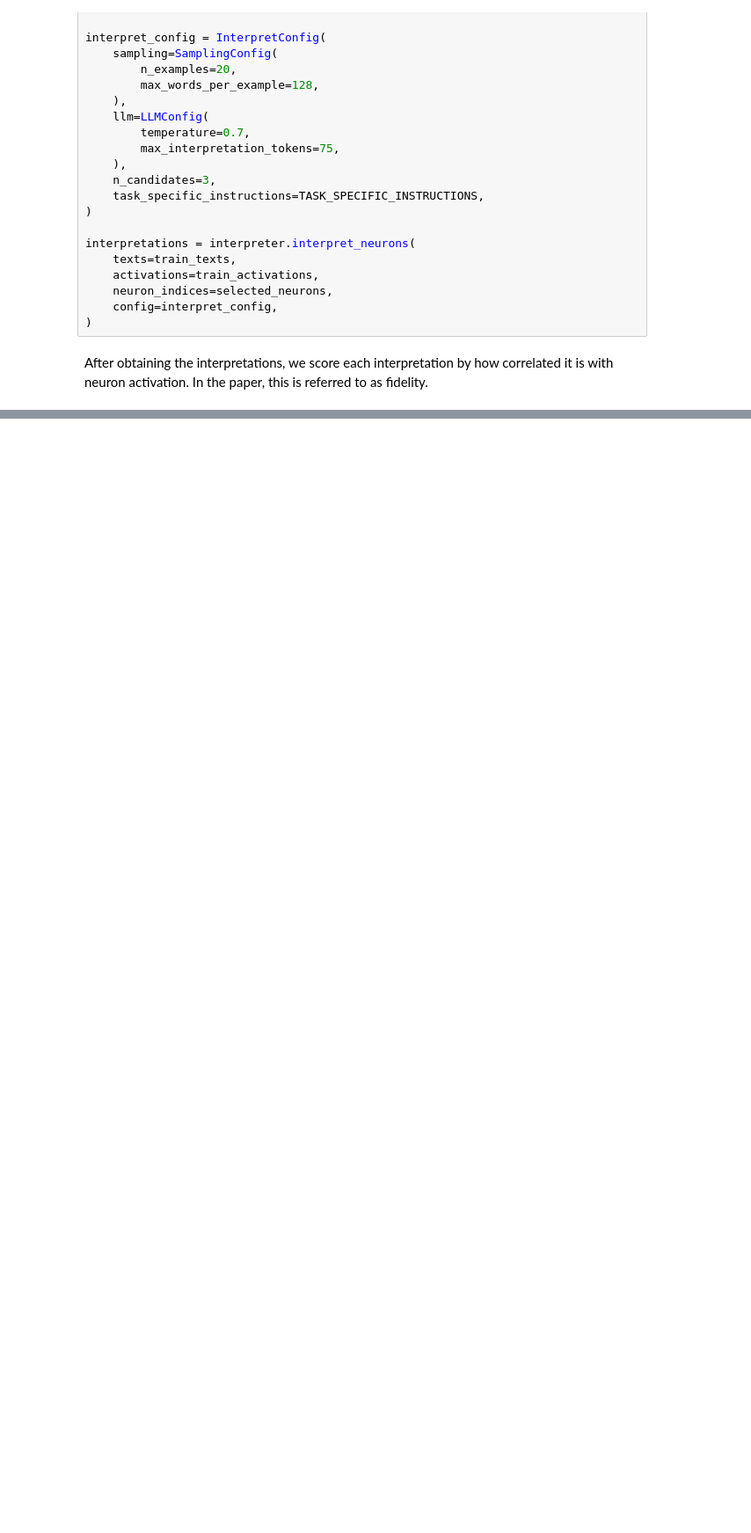
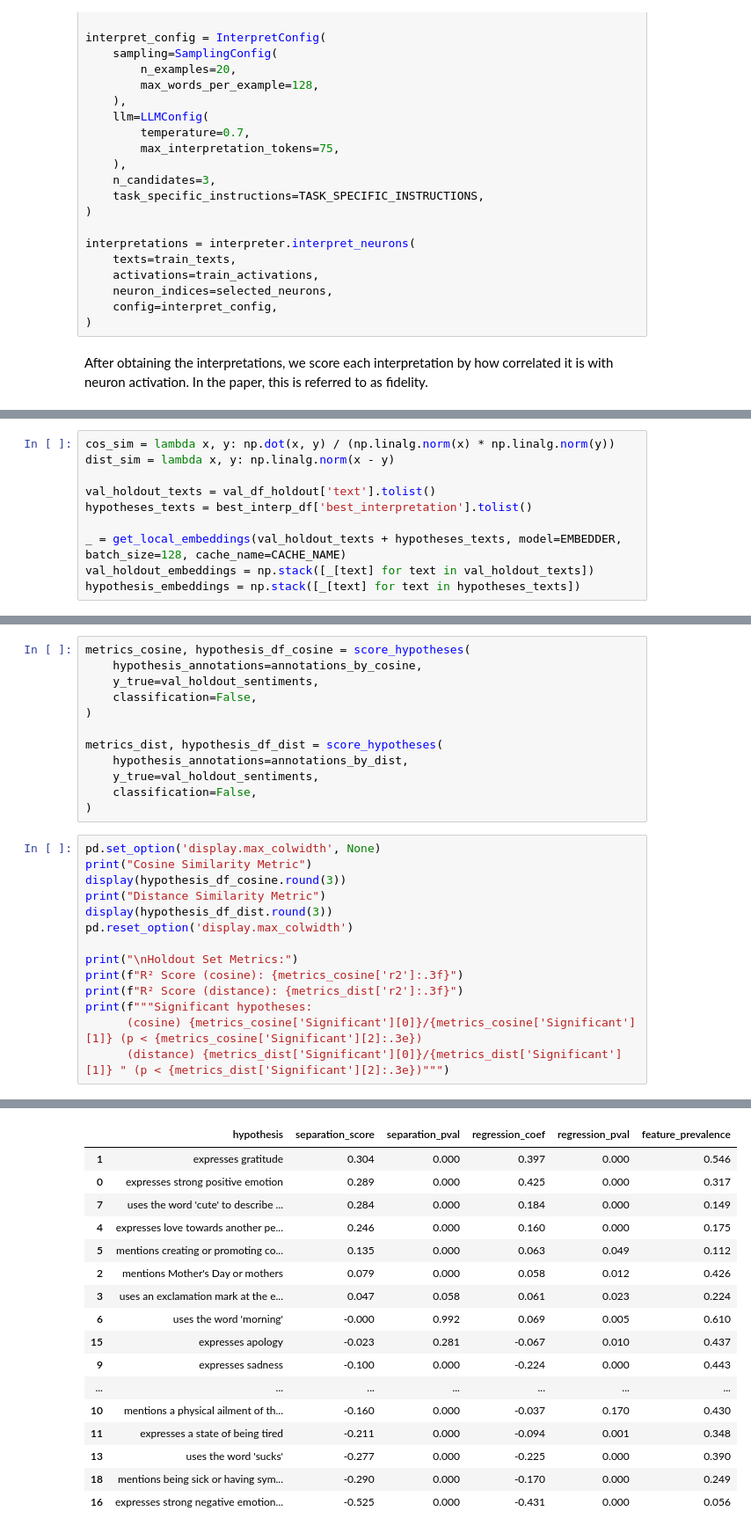
Before and after one commit to lordkilgore/HypotheSAEs, a Jupyter notebook: phoenix/deliverable.ipynb, the cells around one changed output, grey strips where cells are left out. Shown at 88% size. Drawn from its saved outputs; the diff is of its cells as text; blank space fills up the shorter version.

```diff
--- a/phoenix/deliverable.ipynb
+++ b/phoenix/deliverable.ipynb
@@ -248,0 +282,10 @@ Significant hypotheses: 11/20 (p < 5.000e-03)
+# %%
+cos_sim = lambda x, y: np.dot(x, y) / (np.linalg.norm(x) * np.linalg.norm(y))
+dist_sim = lambda x, y: np.linalg.norm(x - y)
+
+val_holdout_texts = val_df_holdout['text'].tolist()
+hypotheses_texts = best_interp_df['best_interpretation'].tolist()
+
+_ = get_local_embeddings(val_holdout_texts + hypotheses_texts, model=EMBEDDER, batch_size=128, cache_name=CACHE_NAME)
+val_holdout_embeddings = np.stack([_[text] for text in val_holdout_texts])
+hypothesis_embeddings = np.stack([_[text] for text in hypotheses_texts])
@@ -248,0 +343,27 @@ Significant hypotheses: 11/20 (p < 5.000e-03)
+# %%
+metrics_cosine, hypothesis_df_cosine = score_hypotheses(
+    hypothesis_annotations=annotations_by_cosine,
+    y_true=val_holdout_sentiments,
+    classification=False,
+)
+
+metrics_dist, hypothesis_df_dist = score_hypotheses(
+    hypothesis_annotations=annotations_by_dist,
+    y_true=val_holdout_sentiments,
+    classification=False,
+)
+# %%
+pd.set_option('display.max_colwidth', None)
+print("Cosine Similarity Metric")
+display(hypothesis_df_cosine.round(3))
+print("Distance Similarity Metric")
+display(hypothesis_df_dist.round(3))
+pd.reset_option('display.max_colwidth')
+
+print("\nHoldout Set Metrics:")
+print(f"R² Score (cosine): {metrics_cosine['r2']:.3f}")
+print(f"R² Score (distance): {metrics_dist['r2']:.3f}")
+print(f"""Significant hypotheses:
+      (cosine) {metrics_cosine['Significant'][0]}/{metrics_cosine['Significant'][1]} (p < {metrics_cosine['Significant'][2]:.3e})
+      (distance) {metrics_dist['Significant'][0]}/{metrics_dist['Significant'][1]} " (p < {metrics_dist['Significant'][2]:.3e})""")
+# %% [output]
@@ -248,0 +371,17 @@ Significant hypotheses: 11/20 (p < 5.000e-03)
+|  | hypothesis | separation_score | separation_pval | regression_coef | regression_pval | feature_prevalence |
+| 1 | expresses gratitude | 0.304 | 0.000 | 0.397 | 0.000 | 0.546 |
+| 0 | expresses strong positive emotion | 0.289 | 0.000 | 0.425 | 0.000 | 0.317 |
+| 7 | uses the word 'cute' to describe ... | 0.284 | 0.000 | 0.184 | 0.000 | 0.149 |
+| 4 | expresses love towards another pe... | 0.246 | 0.000 | 0.160 | 0.000 | 0.175 |
+| 5 | mentions creating or promoting co... | 0.135 | 0.000 | 0.063 | 0.049 | 0.112 |
+| 2 | mentions Mother's Day or mothers | 0.079 | 0.000 | 0.058 | 0.012 | 0.426 |
+| 3 | uses an exclamation mark at the e... | 0.047 | 0.058 | 0.061 | 0.023 | 0.224 |
+| 6 | uses the word 'morning' | -0.000 | 0.992 | 0.069 | 0.005 | 0.610 |
+| 15 | expresses apology | -0.023 | 0.281 | -0.067 | 0.010 | 0.437 |
+| 9 | expresses sadness | -0.100 | 0.000 | -0.224 | 0.000 | 0.443 |
+| ... | ... | ... | ... | ... | ... | ... |
+| 10 | mentions a physical ailment of th... | -0.160 | 0.000 | -0.037 | 0.170 | 0.430 |
+| 11 | expresses a state of being tired | -0.211 | 0.000 | -0.094 | 0.001 | 0.348 |
+| 13 | uses the word 'sucks' | -0.277 | 0.000 | -0.225 | 0.000 | 0.390 |
+| 18 | mentions being sick or having sym... | -0.290 | 0.000 | -0.170 | 0.000 | 0.249 |
+| 16 | expresses strong negative emotion... | -0.525 | 0.000 | -0.431 | 0.000 | 0.056 |
```
Also changed, not shown: parts of 16 cells of this notebook.
